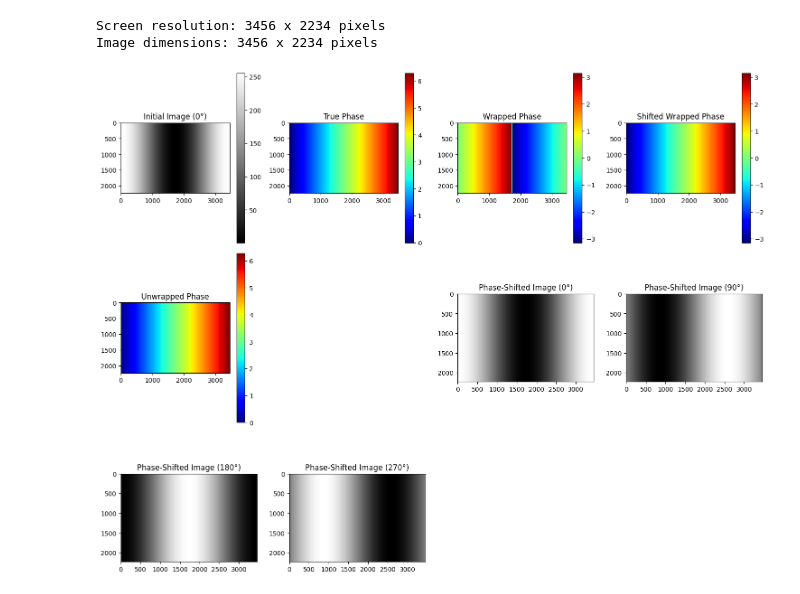
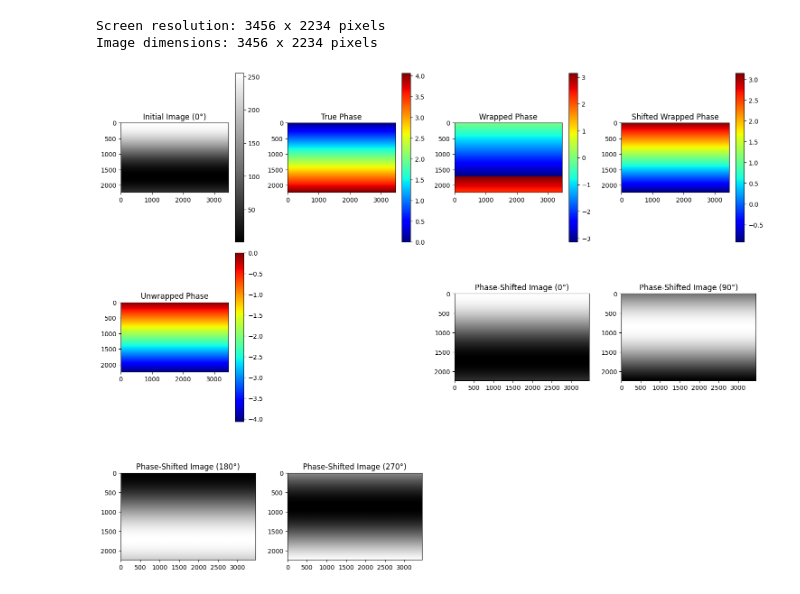
Before and after one commit to qiwen98/IntroToImagingScience, a Jupyter notebook: assignment_3/p2_calculation.ipynb, the cells around one changed output. Cells and saved outputs as stored; diff of their text form; code cells hidden in the pictures.

```diff
--- a/assignment_3/p2_calculation.ipynb
+++ b/assignment_3/p2_calculation.ipynb
@@ -24,7 +24,7 @@ def generate_sinusoidal_fringe_pattern(shape, amplitude=1.0, background=1.0, ori
         X = np.tile(x, (height, 1))  # Repeat the pattern vertically
         true_phase = X  # Phase varies from 0 to 2pi across the width
     elif orientation == 'horizontal':
-        y = np.linspace(0, 2 * np.pi, height)  # One period across the height
+        y = np.linspace(0, height/width * 2 * np.pi, height)  # instead of 0 to 2 pi, i only need the height fraction of the
         Y = np.tile(y, (width, 1)).T  # Repeat the pattern horizontally
         true_phase = Y  # Phase varies from 0 to 2pi across the height
     else:
@@ -49,9 +49,9 @@ def generate_phase_shifted_images(initial_image, true_phase):
     amplitude = (np.max(initial_image) - np.min(initial_image)) / 2  # Estimate amplitude
 
     I1 = background + amplitude * np.cos(true_phase)  # 0 phase shift
-    I2 = background + amplitude * np.cos(true_phase + np.pi/2)  # pi/2 phase shift
-    I3 = background + amplitude * np.cos(true_phase + np.pi)  # pi phase shift
-    I4 = background + amplitude * np.cos(true_phase + 3*np.pi/2)  # 3pi/2 phase shift
+    I2 = background + amplitude * np.cos(true_phase - np.pi/2)  # pi/2 phase shift
+    I3 = background + amplitude * np.cos(true_phase - np.pi)  # pi phase shift
+    I4 = background + amplitude * np.cos(true_phase - 3*np.pi/2)  # 3pi/2 phase shift
 
     return I1, I2, I3, I4
 
@@ -148,32 +148,34 @@ if __name__ == "__main__":
     print(f"Screen resolution: {screen_width} x {screen_height} pixels")
 
     # Set image dimensions to match screen size (or a fraction of it)
     scaling_factor = 1.0  # Use 80% of the screen size to avoid overly large images
     width = int(screen_width * scaling_factor)
     height = int(screen_height * scaling_factor)
     print(f"Image dimensions: {width} x {height} pixels")
 
     # Generate the initial image with a sinusoidal fringe pattern (one period)
     initial_image, true_phase = generate_sinusoidal_fringe_pattern(
-        (height, width), amplitude=127, background=128, orientation='vertical'
+        (height, width), amplitude=127, background=128, orientation='horizontal'
     )
 
     # Generate four phase-shifted images
     I1, I2, I3, I4 = generate_phase_shifted_images(initial_image, true_phase)
 
     # Apply the 4-phase shift algorithm
     wrapped_phase, amplitude, background = four_phase_shift_algorithm(I1, I2, I3, I4)
 
     # Shift the phase jump to the edge of the FOV (e.g., to x=0)
     delta_phi_off = np.pi  # Shift the phase jump to the left edge
     shifted_phase = shift_phase_jump(wrapped_phase, delta_phi_off)
 
+
+    plt.imsave('phi_h_r.png', shifted_phase, cmap='jet')
     # Unwrap the phase to get the continuous phase map
     unwrapped_phase = unwrap_phase(wrapped_phase)
 
     # Visualize the results
     plot_results(initial_image, true_phase, I1, I2, I3, I4, wrapped_phase, shifted_phase, unwrapped_phase)
 # %% [output]
 Screen resolution: 3456 x 2234 pixels
 Image dimensions: 3456 x 2234 pixels
-[figure, old version]
+[figure, new version]
```
Also changed, not shown: parts of 1 cell of this notebook, 10 other files.
